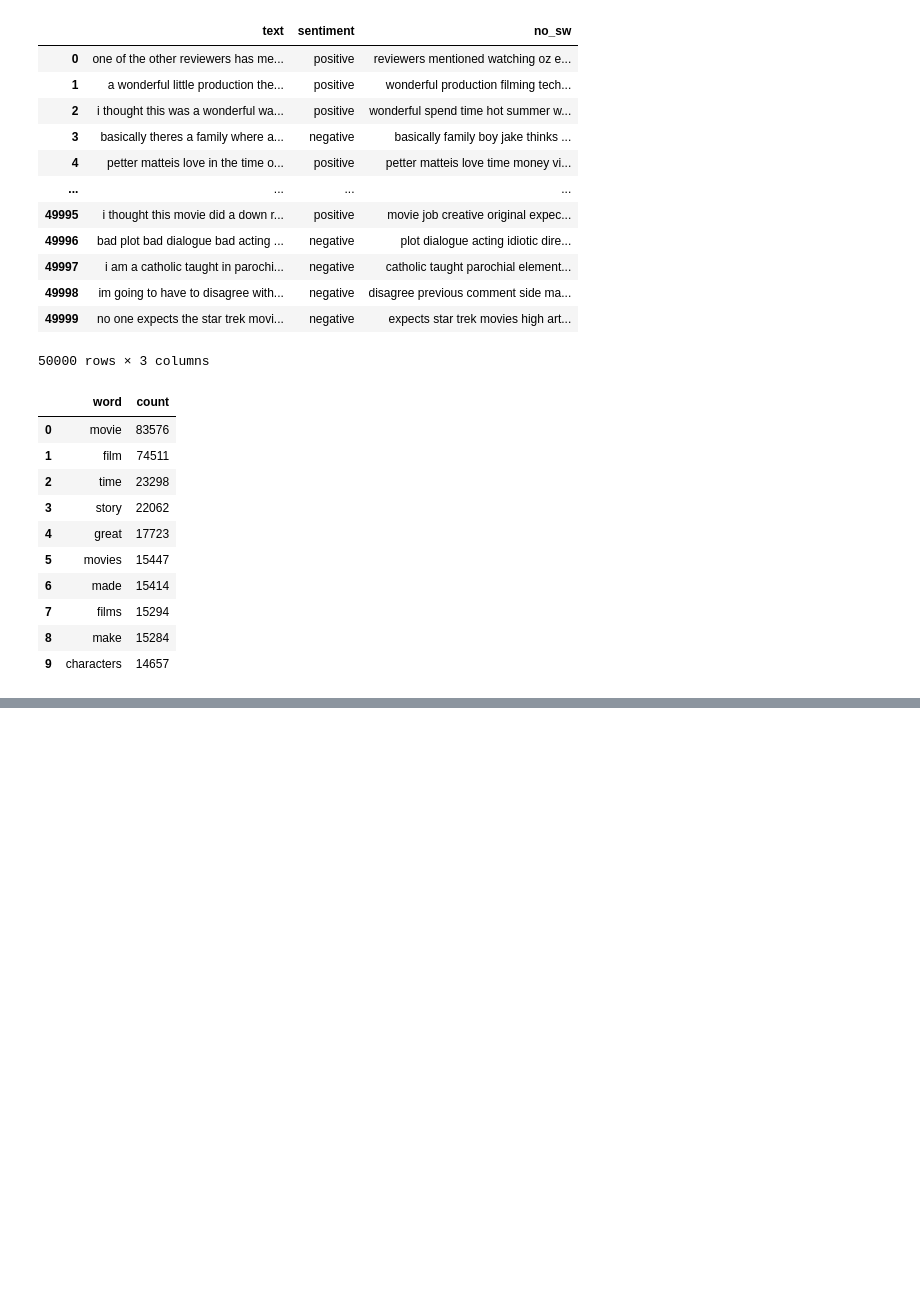
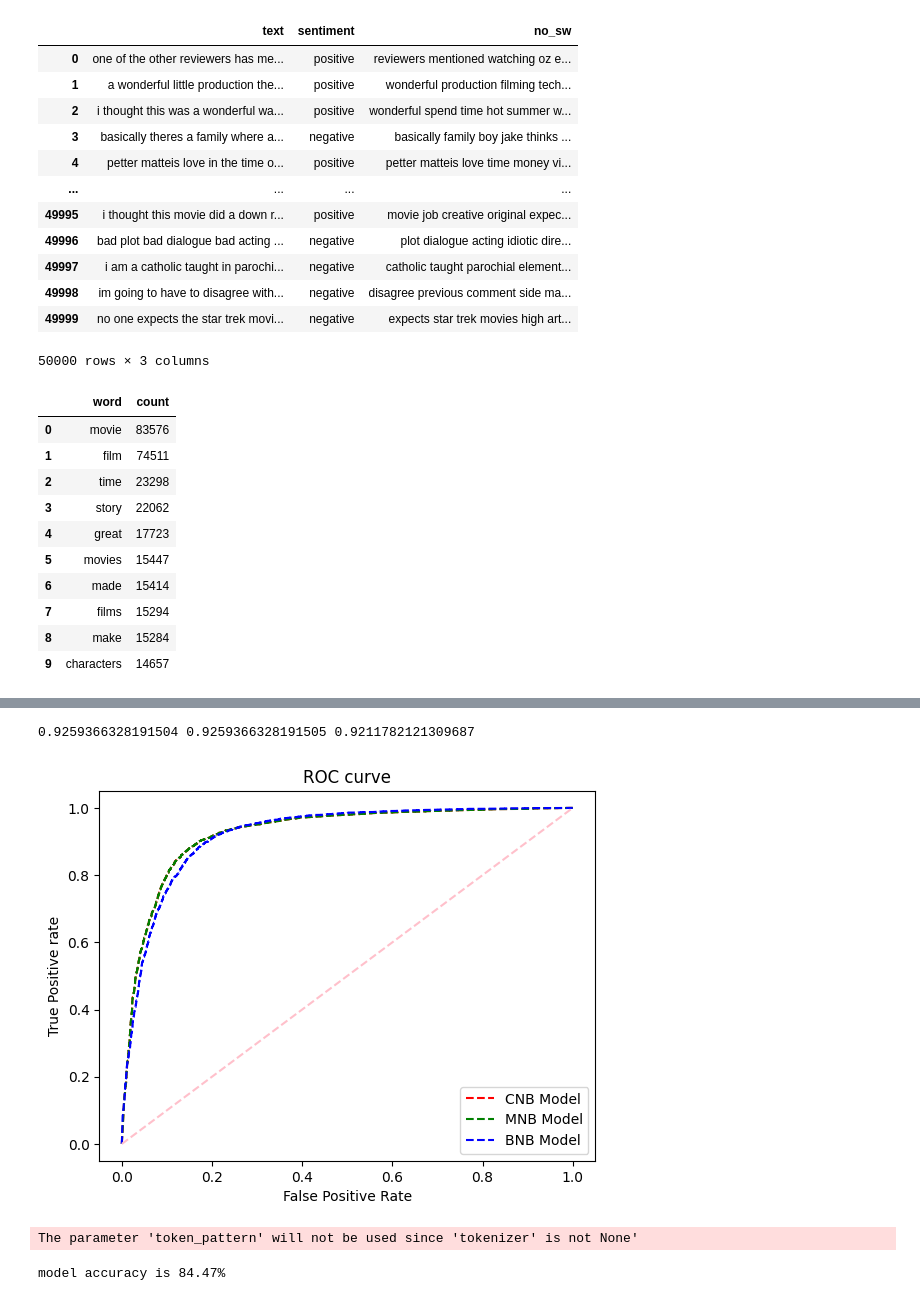
Before and after one commit to yildizugurcan/exercisepython, a Jupyter notebook: Example1.ipynb, the cells around one changed output, grey strips where cells are left out. Drawn from its saved outputs; the diff is of its cells as text; code cells hidden in the pictures; blank space fills up the shorter version.

```diff
--- a/Example1.ipynb
+++ b/Example1.ipynb
@@ -231,0 +400,16 @@ NameError: name 'temp' is not defined
+# %%
+from sklearn.naive_bayes import BernoulliNB
+
+BNB = BernoulliNB()
+BNB.fit(X_train, y_train)
+
+predicted = BNB.predict(X_test)
+accuracy_score_bnb = metrics.accuracy_score(predicted,y_test)
+
+print('BernoulliNB model accuracy = ' + str('{:4.2f}'.format(accuracy_score_bnb*100))+'%')
+print('------------------------------------------------')
+print('Confusion Matrix:')
+print(pd.DataFrame(confusion_matrix(y_test, predicted)))
+print('------------------------------------------------')
+print('Classification Report:')
+print(classification_report(y_test, predicted))
@@ -231,0 +433,61 @@ NameError: name 'temp' is not defined
+# %%
+from sklearn.metrics import roc_curve
+
+# predict probabilities for CNB, MNB, BNB models:
+CNB_prob = CNB.predict_proba(X_test)
+MNB_prob = MNB.predict_proba(X_test)
+BNB_prob = BNB.predict_proba(X_test)
+
+# roc curve for models
+fpr1, tpr1, thresh1 = roc_curve(y_test, CNB_prob[:,1], pos_label=1)
+fpr2, tpr2, thresh2 = roc_curve(y_test, MNB_prob[:,1], pos_label=1)
+fpr3, tpr3, thresh3 = roc_curve(y_test, BNB_prob[:,1], pos_label=1)
+
+# roc curve for tpr = fpr
+random_probs = [0 for i in range(len(y_test))]
+p_fpr, p_tpr, _ = roc_curve(y_test, random_probs, pos_label=1)
+
+
+# auc scores
+from sklearn.metrics import roc_auc_score
+auc_CNB = roc_auc_score(y_test, CNB_prob[:,1])
+auc_MNB = roc_auc_score(y_test, MNB_prob[:,1])
+auc_BNB = roc_auc_score(y_test, BNB_prob[:,1])
+print(auc_CNB, auc_MNB,auc_BNB)
+
+# plot roc curves
+plt.plot(fpr1, tpr1, linestyle='--',color='red', label='CNB Model')
+plt.plot(fpr2, tpr2, linestyle='--',color='green', label='MNB Model')
+plt.plot(fpr3, tpr3, linestyle='--',color='blue', label='BNB Model')
+plt.plot(p_fpr, p_tpr, linestyle='--', color='pink')
+
+# title
+plt.title('ROC curve')
+# x label
+plt.xlabel('False Positive Rate')
+# y label
+plt.ylabel('True Positive rate')
+
+plt.legend(loc='best')
+plt.savefig('ROC',dpi=300)
+plt.show();
+# %% [output]
+0.9259366328191504 0.9259366328191505 0.9211782121309687
+[figure, added]
+# %%
+from sklearn.feature_extraction.text import CountVectorizer
+from nltk.tokenize import RegexpTokenizer
+token = RegexpTokenizer(r'[a-zA-Z0-9]+')
+cv_twograms = CountVectorizer(stop_words='english',ngram_range = (2,2),tokenizer = token.tokenize)
+text_counts_twograms = cv_twograms.fit_transform(nb['review'])
+
+X_train, X_test, y_train, y_test = train_test_split(text_counts_twograms, nb['sentiment'], test_size=0.20,random_state=30)
+
+MNB = MultinomialNB()
+MNB.fit(X_train, y_train)
+predicted = MNB.predict(X_test)
+accuracy_score = metrics.accuracy_score(predicted, y_test)
+print('model accuracy is',str('{:04.2f}'.format(accuracy_score*100))+'%')
+# %% [output]
+The parameter 'token_pattern' will not be used since 'tokenizer' is not None'
+model accuracy is 84.47%
```
Also changed, not shown: parts of 23 cells of this notebook, 1 other file.
